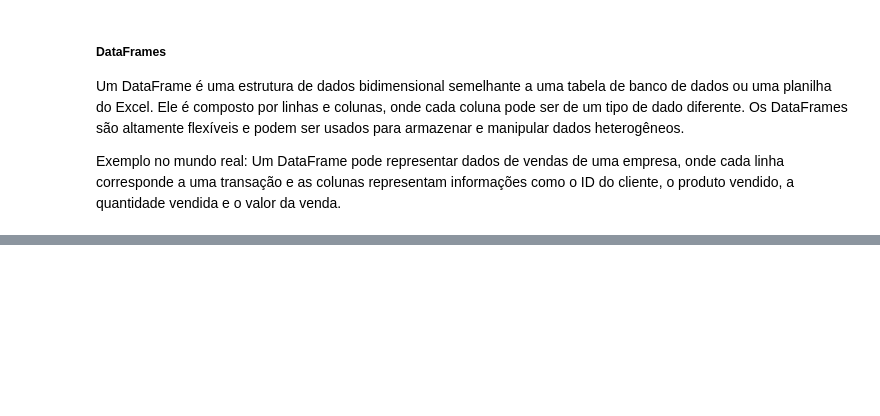
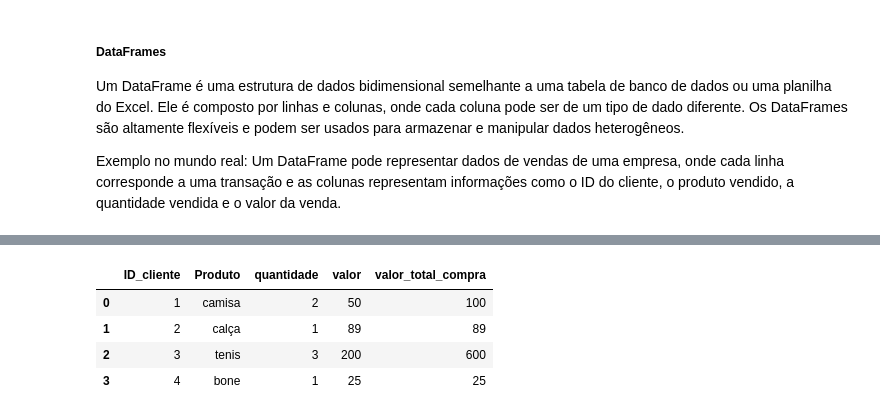
Before and after one commit to VitorFRodrigues/PUCMinas_DataScience, a Jupyter notebook: 01-Python_para_ciencia_de_dados/Material - Alunos/Scripts/Fundamentos/Estruturas de Dados.ipynb, the cells around one changed output, grey strips where cells are left out. Drawn from its saved outputs; the diff is of its cells as text; code cells hidden in the pictures; blank space fills up the shorter version.

```diff
--- a/01-Python_para_ciencia_de_dados/Material - Alunos/Scripts/Fundamentos/Estruturas de Dados.ipynb
+++ b/01-Python_para_ciencia_de_dados/Material - Alunos/Scripts/Fundamentos/Estruturas de Dados.ipynb
@@ -176,0 +482,9 @@ Exemplo no mundo real: Um DataFrame pode representar dados de vendas de uma empr
+# %%
+data= {
+    'ID_cliente': [1,2,3,4],
+    'Produto': ['camisa', 'calça', 'tenis', 'bone'],
+    'quantidade': [2,1,3,1],
+    'valor': [50,89,200,25]
+}
+df2=pd.DataFrame(data)
+df2
@@ -176,0 +497,9 @@ Exemplo no mundo real: Um DataFrame pode representar dados de vendas de uma empr
+# %%
+df2['valor_total_compra'] = df2['quantidade'] * df2['valor']
+df2
+# %% [output]
+|  | ID_cliente | Produto | quantidade | valor | valor_total_compra |
+| 0 | 1 | camisa | 2 | 50 | 100 |
+| 1 | 2 | calça | 1 | 89 | 89 |
+| 2 | 3 | tenis | 3 | 200 | 600 |
+| 3 | 4 | bone | 1 | 25 | 25 |
```
Also changed, not shown: parts of 63 cells of this notebook, 12 other files.
